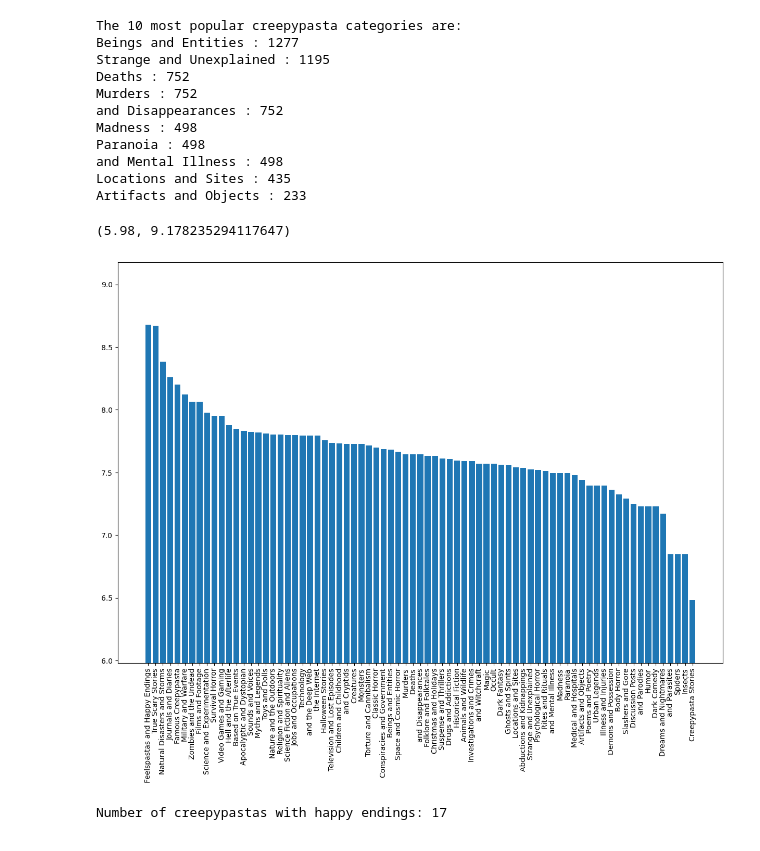
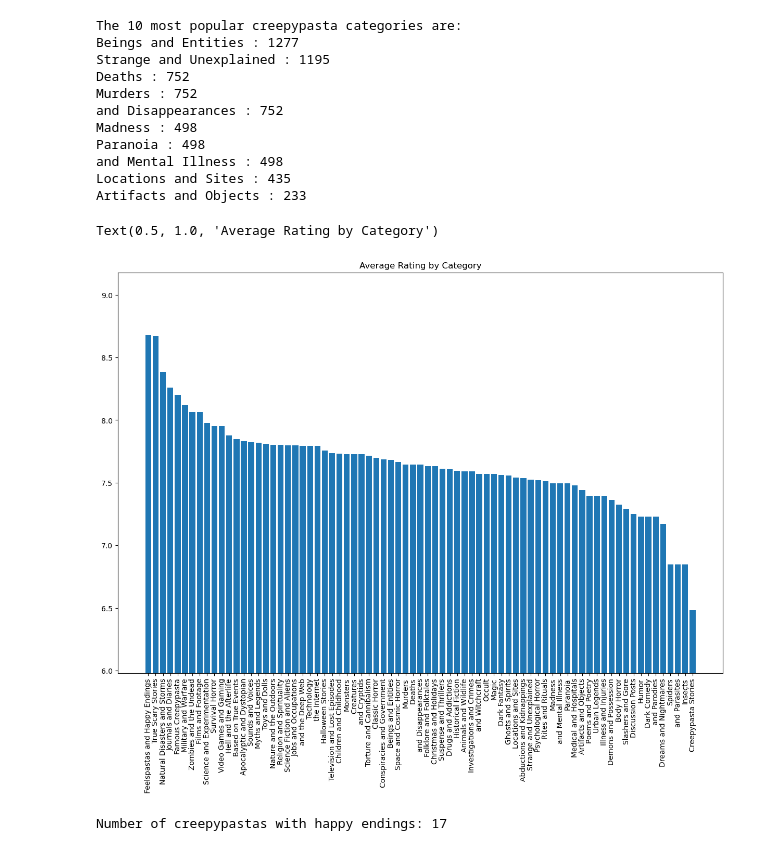
Before and after one commit to BraydenJenkins/creepypasta-analysis, a Jupyter notebook: analysis.ipynb, the cells around one changed output. Drawn from its saved outputs; the diff is of its cells as text; code cells hidden in the pictures.

```diff
--- a/analysis.ipynb
+++ b/analysis.ipynb
@@ -212,29 +214,33 @@ Artifacts and Objects : 233
 # %%
 # hmm, lot's of beings and entities! Is there a correlation between the category and the average rating?
 # let's plot the average rating for each category
 category_average_ratings = {}
 all_ratings = []
 for category in categories:
     # print(category)
+    # get avg rating from stories that have this category (stories may have multiple)
     rating = df[df['categories'].str.contains(category)]['average_rating'].mean()
     category_average_ratings[category] = rating
     all_ratings.append(rating)
 
+# sort dict by avg rating
 category_average_ratings = dict(sorted(category_average_ratings.items(), key=lambda item: item[1], reverse=True))
 
 figure = plt.figure(figsize=(15, 10))
 
 plot = plt.bar(category_average_ratings.keys(), category_average_ratings.values())
 
 ticks = plt.xticks(rotation='vertical')
 
 ax = plt.gca()
 ymin = min(all_ratings) - 0.5
 ymax = max(all_ratings) + 0.5
 ax.set_ylim([ymin, ymax])
+
+plt.title('Average Rating by Category')
 # %% [output]
-(5.98, 9.178235294117647)
+Text(0.5, 1.0, 'Average Rating by Category')
-[figure, old version]
+[figure, new version]
 # %%
 # it appears that the highest rated creepypastas, on average, are those with happy endings!
 # how many creepypastas have happy endings?
```
Also changed, not shown: parts of 37 cells of this notebook.
